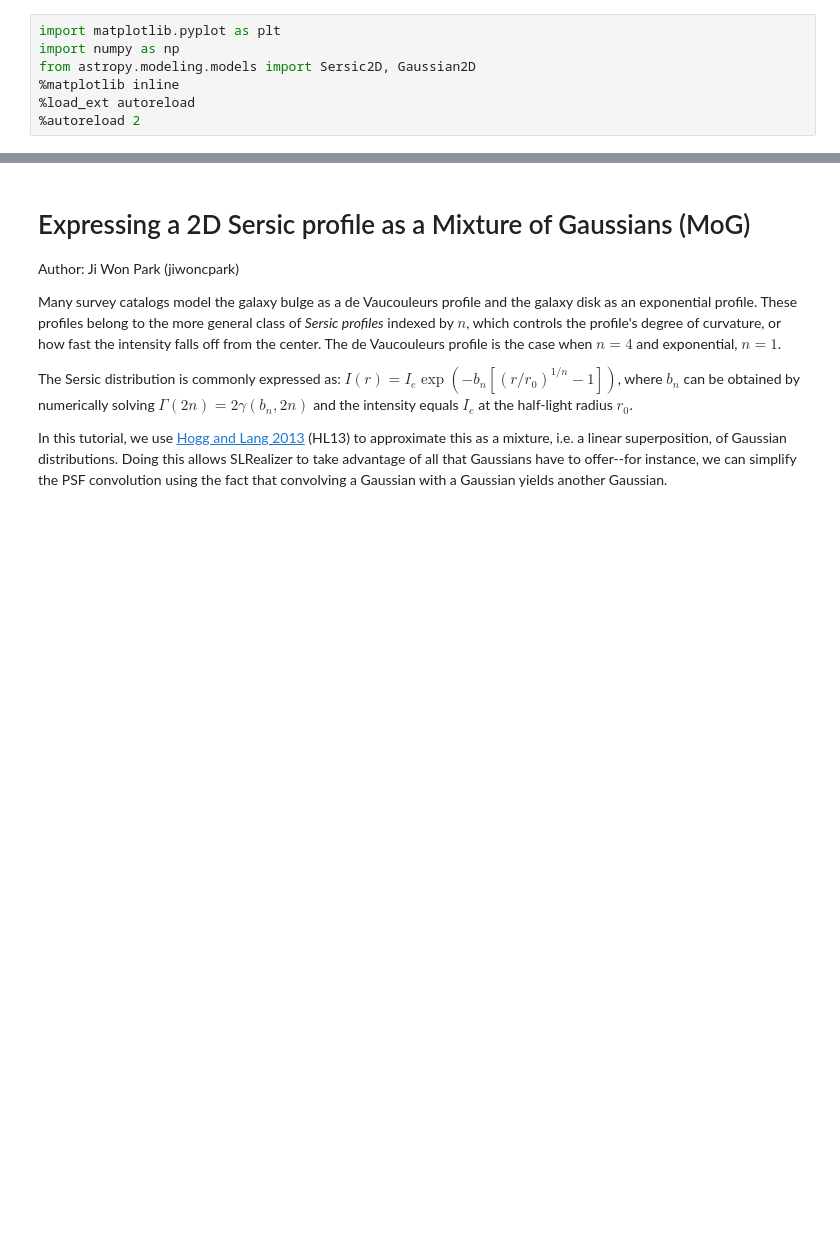
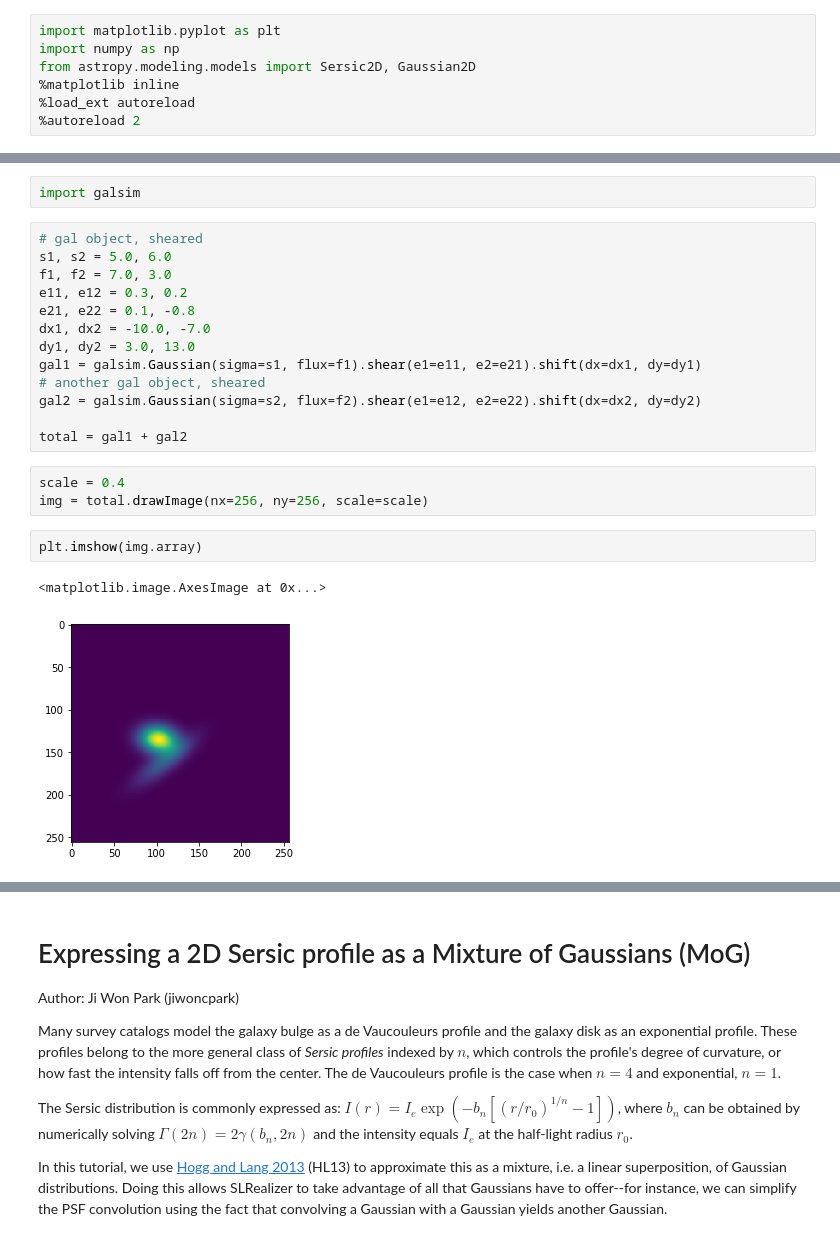
Before and after one commit to LSSTDESC/SLRealizer, a Jupyter notebook: slrealizer/demo/Sersic+as+a+Mixture+of+Gaussians.ipynb, the cells around one changed output, grey strips where cells are left out. Cells and saved outputs as stored; diff of their text form; blank space fills up the shorter version.

Commit message:
Add demo explaining the Sersic to Gaussian conversion

```diff
--- a/slrealizer/demo/Sersic+as+a+Mixture+of+Gaussians.ipynb
+++ b/slrealizer/demo/Sersic+as+a+Mixture+of+Gaussians.ipynb
@@ -7,0 +17,23 @@ from astropy.modeling.models import Sersic2D, Gaussian2D
+# %%
+import galsim
+# %%
+# gal object, sheared
+s1, s2 = 5.0, 6.0
+f1, f2 = 7.0, 3.0
+e11, e12 = 0.3, 0.2
+e21, e22 = 0.1, -0.8
+dx1, dx2 = -10.0, -7.0
+dy1, dy2 = 3.0, 13.0
+gal1 = galsim.Gaussian(sigma=s1, flux=f1).shear(e1=e11, e2=e21).shift(dx=dx1, dy=dy1)
+# another gal object, sheared
+gal2 = galsim.Gaussian(sigma=s2, flux=f2).shear(e1=e12, e2=e22).shift(dx=dx2, dy=dy2)
+
+total = gal1 + gal2
+# %%
+scale = 0.4
+img = total.drawImage(nx=256, ny=256, scale=scale)
+# %%
+plt.imshow(img.array)
+# %% [output]
+<matplotlib.image.AxesImage at 0x...>
+[figure, added]
```
Also changed, not shown: parts of 25 cells of this notebook.
